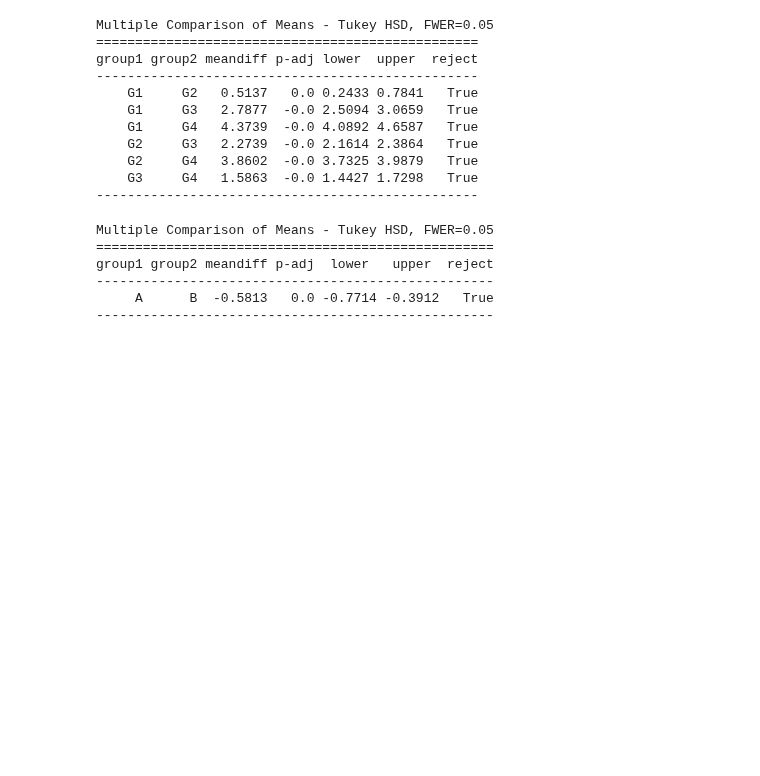
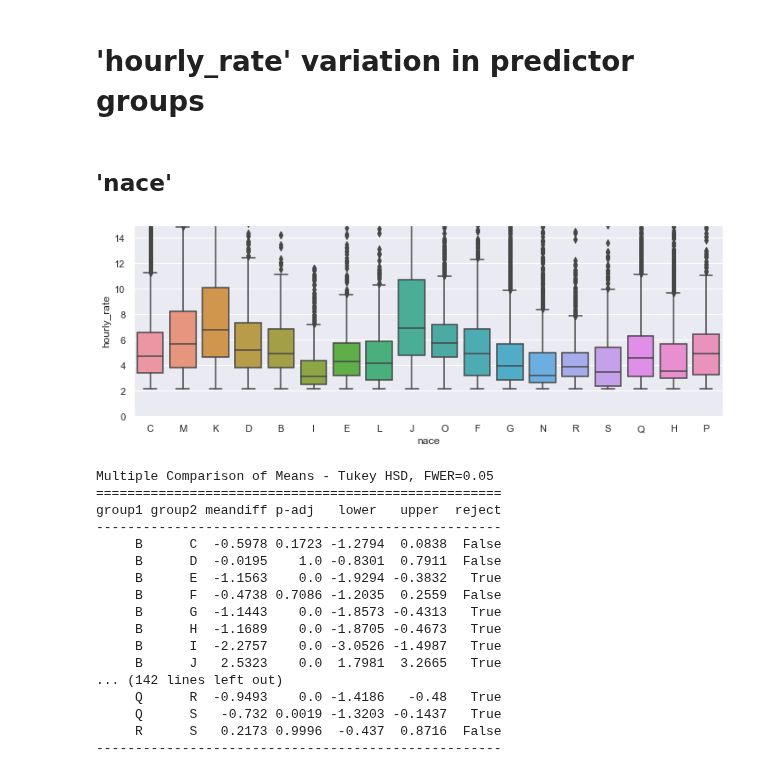
Before and after one commit to EdvinasStonevicius/LT-national-salary-analysis, a Jupyter notebook: python/Feature_engineering.ipynb, the cells around one changed output. Drawn from its saved outputs; the diff is of its cells as text; code cells hidden in the pictures; blank space fills up the shorter version.

```diff
--- a/python/Feature_engineering.ipynb
+++ b/python/Feature_engineering.ipynb
@@ -70,4 +14,0 @@ group1 group2 meandiff p-adj lower  upper  reject
-# %%
-tukey = pairwise_tukeyhsd(endog=data2018ft['hourly_rate'],
-                        groups=data2018ft['age_class'], alpha=0.05)
-print(tukey)
@@ -90,27 +15,35 @@ group1 group2 meandiff p-adj   lower   upper  reject
-# %%
-tukey = pairwise_tukeyhsd(endog=data2018ft['hourly_rate'],
-                        groups=data2018ft['education'], alpha=0.05)
-print(tukey)
-# %% [output]
-Multiple Comparison of Means - Tukey HSD, FWER=0.05
-=================================================
-group1 group2 meandiff p-adj lower  upper  reject
--------------------------------------------------
-    G1     G2   0.5137   0.0 0.2433 0.7841   True
-    G1     G3   2.7877  -0.0 2.5094 3.0659   True
-    G1     G4   4.3739  -0.0 4.0892 4.6587   True
-    G2     G3   2.2739  -0.0 2.1614 2.3864   True
-    G2     G4   3.8602  -0.0 3.7325 3.9879   True
-    G3     G4   1.5863  -0.0 1.4427 1.7298   True
--------------------------------------------------
-# %%
-tukey = pairwise_tukeyhsd(endog=data2018ft['hourly_rate'],
-                        groups=data2018ft['contract'], alpha=0.05)
-print(tukey)
-# %% [output]
-Multiple Comparison of Means - Tukey HSD, FWER=0.05
-===================================================
-group1 group2 meandiff p-adj  lower   upper  reject
----------------------------------------------------
-     A      B  -0.5813   0.0 -0.7714 -0.3912   True
----------------------------------------------------
+# %%
+def hr_in_categories(dataframe, column):
+    """function to estimate if categorical feature is
+     an important predictor and if it can be reclassified"""
+    sns.boxplot(data=dataframe, x=column, y='hourly_rate')
+    plt.ylim(0, 15)
+    plt.show();
+    tukey = pairwise_tukeyhsd(endog=dataframe['hourly_rate'],
+                        groups=dataframe[column], alpha=0.05)
+    print(tukey)
+# %% [markdown]
+# 'hourly_rate' variation in predictor groups
+# %% [markdown]
+## 'nace'
+# %%
+hr_in_categories(data2018ft, 'nace')
+# %% [output]
+[figure, added]
+Multiple Comparison of Means - Tukey HSD, FWER=0.05
+====================================================
+group1 group2 meandiff p-adj   lower   upper  reject
+----------------------------------------------------
+     B      C  -0.5978 0.1723 -1.2794  0.0838  False
+     B      D  -0.0195    1.0 -0.8301  0.7911  False
+     B      E  -1.1563    0.0 -1.9294 -0.3832   True
+     B      F  -0.4738 0.7086 -1.2035  0.2559  False
+     B      G  -1.1443    0.0 -1.8573 -0.4313   True
+     B      H  -1.1689    0.0 -1.8705 -0.4673   True
+     B      I  -2.2757    0.0 -3.0526 -1.4987   True
+     B      J   2.5323    0.0  1.7981  3.2665   True
+... (142 lines left out)
+     Q      R  -0.9493    0.0 -1.4186   -0.48   True
+     Q      S   -0.732 0.0019 -1.3203 -0.1437   True
+     R      S   0.2173 0.9996  -0.437  0.8716  False
+----------------------------------------------------
```
Also changed, not shown: parts of 31 cells of this notebook.
